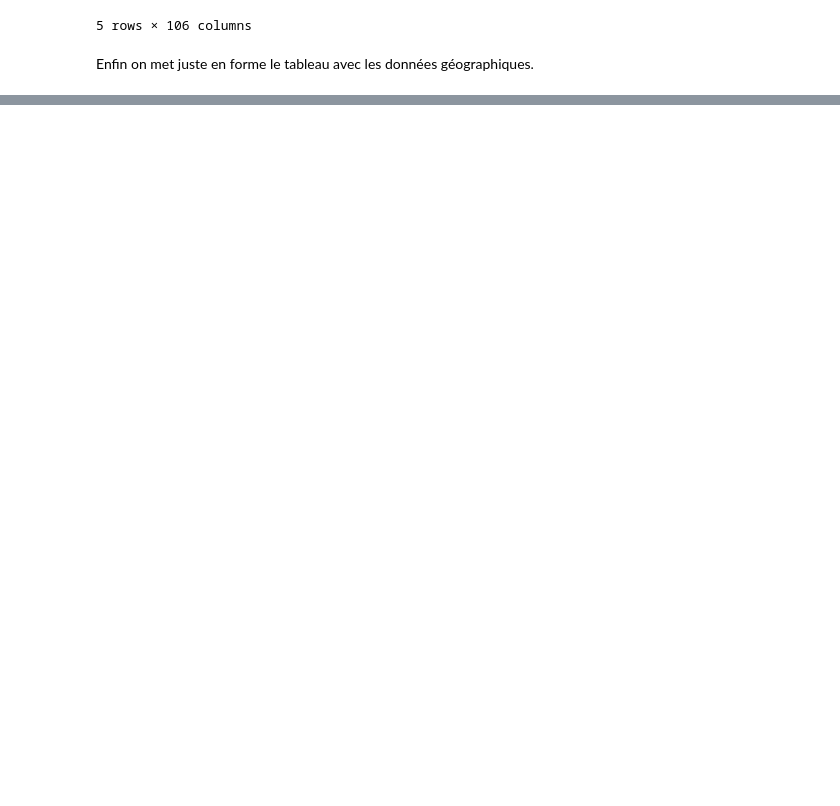
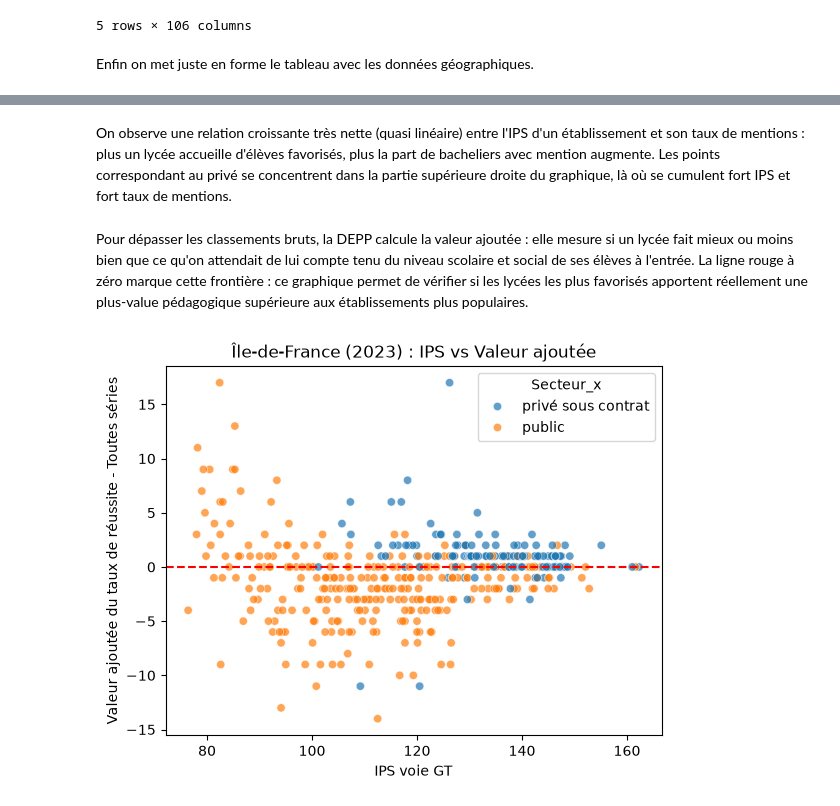
Before and after one commit to AlexisBenameur/projet-python-2AS1, a Jupyter notebook: codes/Notebook.ipynb, the cells around one changed output, grey strips where cells are left out. Drawn from its saved outputs; the diff is of its cells as text; code cells hidden in the pictures; blank space fills up the shorter version.

```diff
--- a/codes/Notebook.ipynb
+++ b/codes/Notebook.ipynb
@@ -163,0 +258,11 @@ df_carte = gpd.GeoDataFrame(df_carte, geometry="geometry")
+# %% [markdown]
+On observe une relation croissante très nette (quasi linéaire) entre l'IPS d'un établissement et son taux de mentions : plus un lycée accueille d'élèves favorisés, plus la part de bacheliers avec mention augmente. Les points correspondant au privé se concentrent dans la partie supérieure droite du graphique, là où se cumulent fort IPS et fort taux de mentions.
+# %% [markdown]
+Pour dépasser les classements bruts, la DEPP calcule la valeur ajoutée : elle mesure si un lycée fait mieux ou moins bien que ce qu'on attendait de lui compte tenu du niveau scolaire et social de ses élèves à l'entrée. La ligne rouge à zéro marque cette frontière : ce graphique permet de vérifier si les lycées les plus favorisés apportent réellement une plus-value pédagogique supérieure aux établissements plus populaires.
+# %%
+sns.scatterplot(data=df_idf, x="IPS voie GT", y="Valeur ajoutée du taux de réussite - Toutes séries", hue="Secteur_x", alpha=0.7)
+plt.axhline(0, color="red", linestyle="--")
+plt.title(f"Île-de-France ({annee}) : IPS vs Valeur ajoutée")
+plt.show()
+# %% [output]
+[figure, added]
```
Also changed, not shown: parts of 47 cells of this notebook.
